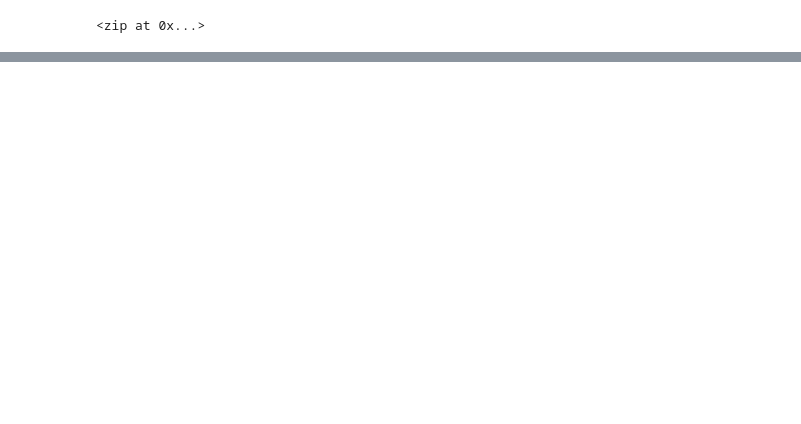
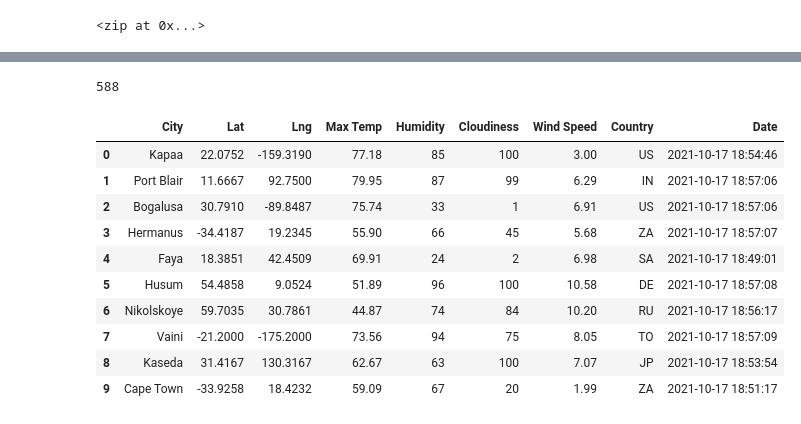
Before and after one commit to LiShanDa2021/World_Weather_Analysis, a Jupyter notebook: WeatherPy.ipynb, the cells around one changed output, grey strips where cells are left out. Saved outputs shown, nothing was run; the diff lists cells and outputs as text; code cells hidden in the pictures; blank space fills up the shorter version.

```diff
--- a/WeatherPy.ipynb
+++ b/WeatherPy.ipynb
@@ -33,0 +118,19 @@ len(cities)
+# %%
+print(len(cities))
+# %% [output]
+588
+# %%
+city_data_df = pd.DataFrame(city_data)
+city_data_df.head(10)
+# %% [output]
+|  | City | Lat | Lng | Max Temp | Humidity | Cloudiness | Wind Speed | Country | Date |
+| 0 | Kapaa | 22.0752 | -159.3190 | 77.18 | 85 | 100 | 3.00 | US | 2021-10-17 18:54:46 |
+| 1 | Port Blair | 11.6667 | 92.7500 | 79.95 | 87 | 99 | 6.29 | IN | 2021-10-17 18:57:06 |
+| 2 | Bogalusa | 30.7910 | -89.8487 | 75.74 | 33 | 1 | 6.91 | US | 2021-10-17 18:57:06 |
+| 3 | Hermanus | -34.4187 | 19.2345 | 55.90 | 66 | 45 | 5.68 | ZA | 2021-10-17 18:57:07 |
+| 4 | Faya | 18.3851 | 42.4509 | 69.91 | 24 | 2 | 6.98 | SA | 2021-10-17 18:49:01 |
+| 5 | Husum | 54.4858 | 9.0524 | 51.89 | 96 | 100 | 10.58 | DE | 2021-10-17 18:57:08 |
+| 6 | Nikolskoye | 59.7035 | 30.7861 | 44.87 | 74 | 84 | 10.20 | RU | 2021-10-17 18:56:17 |
+| 7 | Vaini | -21.2000 | -175.2000 | 73.56 | 94 | 75 | 8.05 | TO | 2021-10-17 18:57:09 |
+| 8 | Kaseda | 31.4167 | 130.3167 | 62.67 | 63 | 100 | 7.07 | JP | 2021-10-17 18:53:54 |
+| 9 | Cape Town | -33.9258 | 18.4232 | 59.09 | 67 | 20 | 1.99 | ZA | 2021-10-17 18:51:17 |
```
Also changed, not shown: parts of 6 cells of this notebook, 3 other files.
